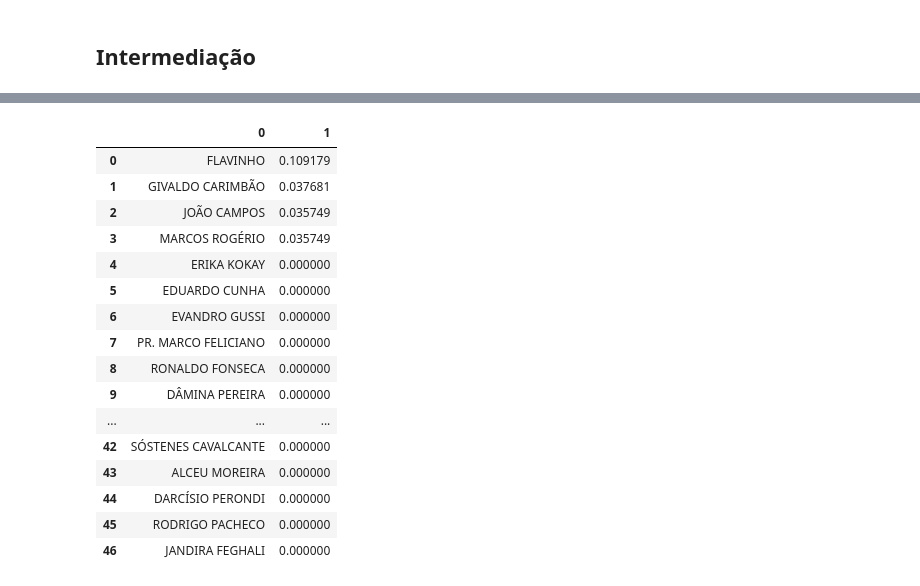
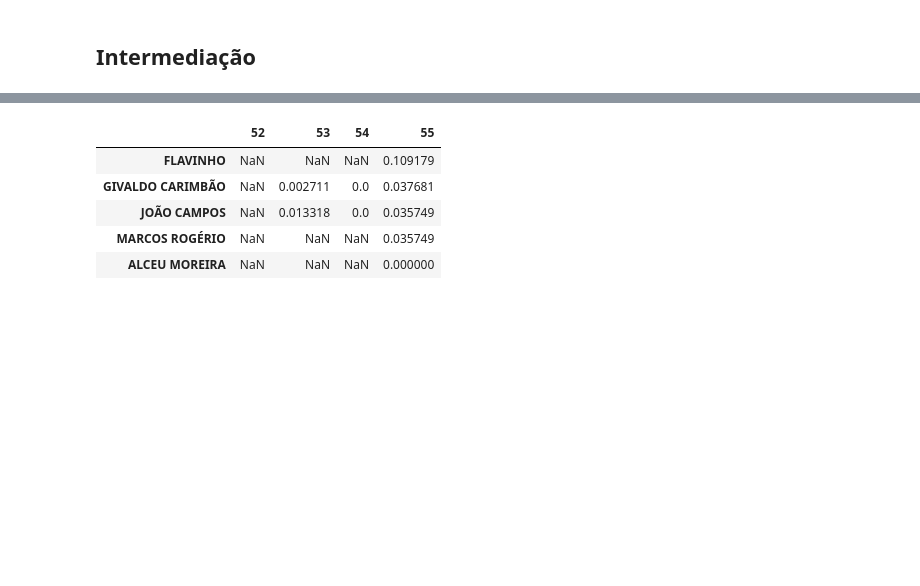
Before and after one commit to fernandascovino/rede-interesses-aborto, a Jupyter notebook: up-rede-interesses-aborto.ipynb, the cells around one changed output, grey strips where cells are left out. Saved outputs shown, nothing was run; the diff lists cells and outputs as text; code cells hidden in the pictures; blank space fills up the shorter version.

```diff
--- a/up-rede-interesses-aborto.ipynb
+++ b/up-rede-interesses-aborto.ipynb
@@ -478,20 +459,0 @@ bet
-# %%
-pd.DataFrame(create_viz_network(G)[1]).rename(columns={'Grau':leg})
-# %% [output]
-|  | 0 | 1 |
-| 0 | FLAVINHO | 0.109179 |
-| 1 | GIVALDO CARIMBÃO | 0.037681 |
-| 2 | JOÃO CAMPOS | 0.035749 |
-| 3 | MARCOS ROGÉRIO | 0.035749 |
-| 4 | ERIKA KOKAY | 0.000000 |
-| 5 | EDUARDO CUNHA | 0.000000 |
-| 6 | EVANDRO GUSSI | 0.000000 |
-| 7 | PR. MARCO FELICIANO | 0.000000 |
-| 8 | RONALDO FONSECA | 0.000000 |
-| 9 | DÂMINA PEREIRA | 0.000000 |
-| ... | ... | ... |
-| 42 | SÓSTENES CAVALCANTE | 0.000000 |
-| 43 | ALCEU MOREIRA | 0.000000 |
-| 44 | DARCÍSIO PERONDI | 0.000000 |
-| 45 | RODRIGO PACHECO | 0.000000 |
-| 46 | JANDIRA FEGHALI | 0.000000 |
@@ -502,0 +460,9 @@ a = nx.betweenness_centrality(Graphs[53])
+# %%
+betweenness.sort_values(55,ascending=0).head()
+# %% [output]
+|  | 52 | 53 | 54 | 55 |
+| FLAVINHO | NaN | NaN | NaN | 0.109179 |
+| GIVALDO CARIMBÃO | NaN | 0.002711 | 0.0 | 0.037681 |
+| JOÃO CAMPOS | NaN | 0.013318 | 0.0 | 0.035749 |
+| MARCOS ROGÉRIO | NaN | NaN | NaN | 0.035749 |
+| ALCEU MOREIRA | NaN | NaN | NaN | 0.000000 |
```
Also changed, not shown: parts of 18 cells of this notebook.
